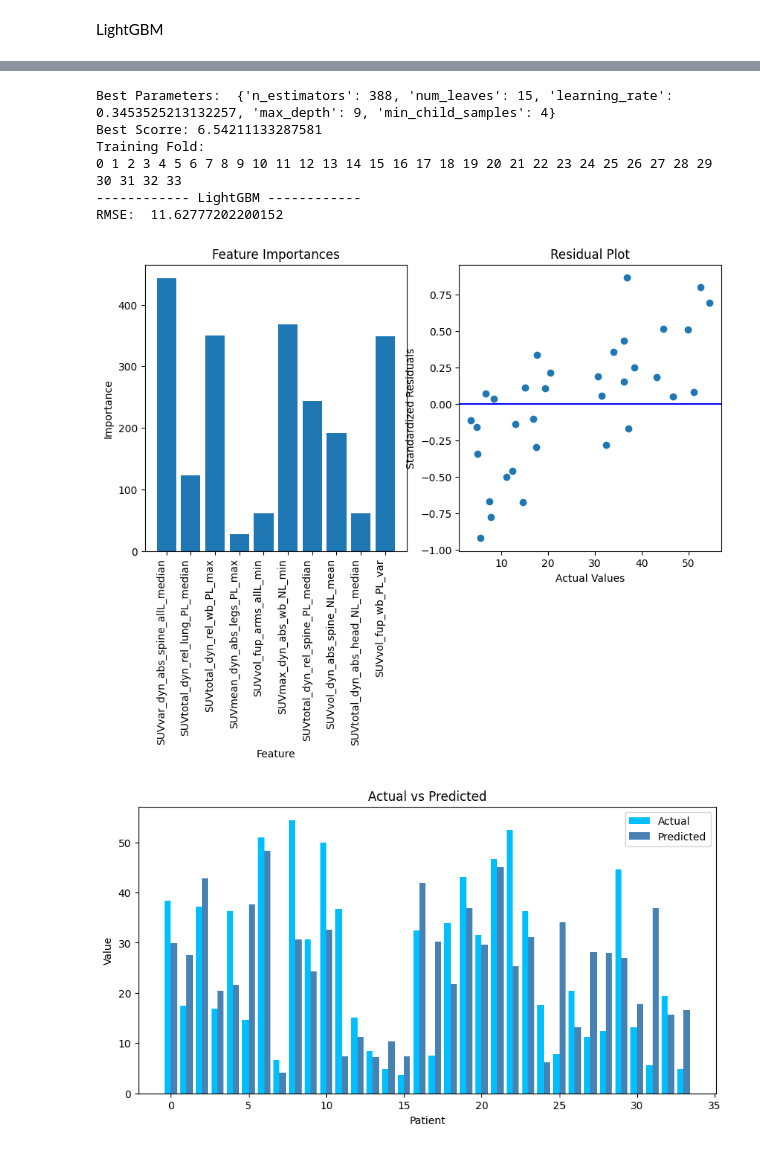
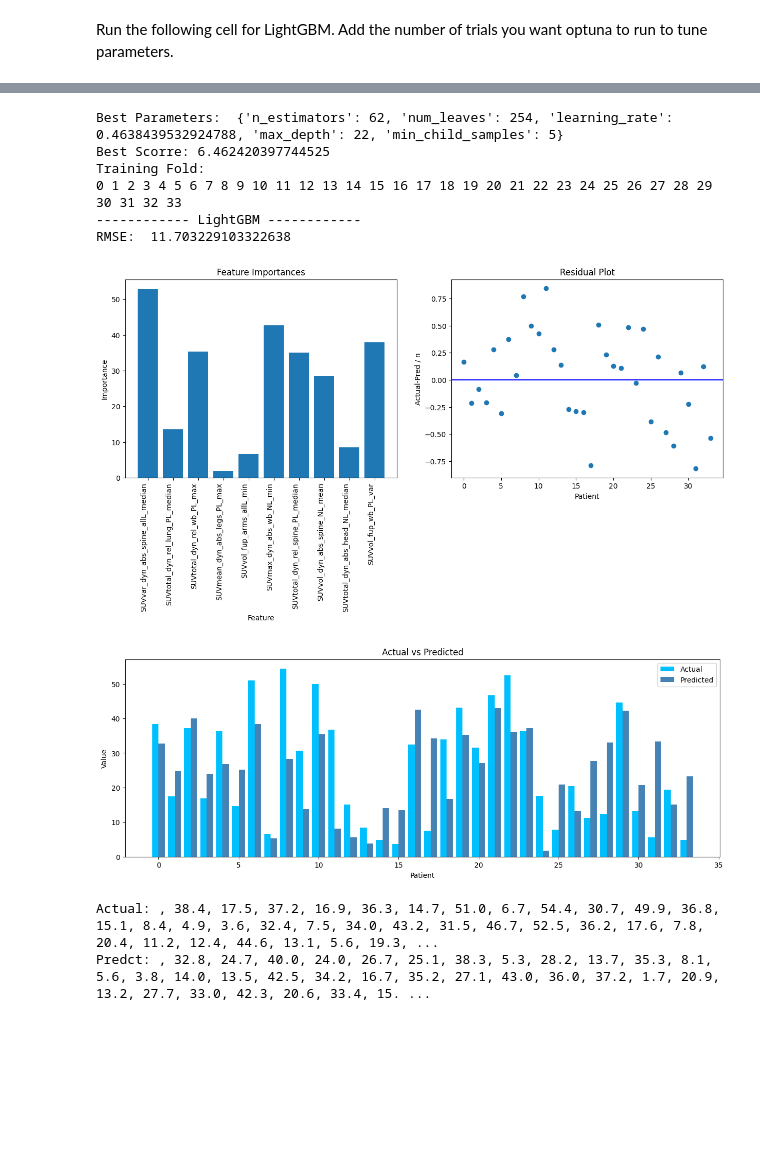
Before and after one commit to RyanMeeker/Patient-Prediction-Models, a Jupyter notebook: Run.ipynb, the cells around one changed output, grey strips where cells are left out. Drawn from its saved outputs; the diff is of its cells as text; code cells hidden in the pictures; blank space fills up the shorter version.

```diff
--- a/Run.ipynb
+++ b/Run.ipynb
@@ -22,9 +19,9 @@ Root Mean Squared Error:  12.266528795808048
 [figure]
-# %% [markdown]
-LightGBM
+# %% [markdown]
+Run the following cell for LightGBM. Add the number of trials you want optuna to run to tune parameters.
 # %%
 %run LightGBM.py
 # add your number of trails for optuna. longer trials -> better parameters, but longer runtime
-n_trails = 50
+n_trails = 5
 lightGBMLOOOptuna(data, n_trails)
 # %% [output]
@@ -37,8 +34,10 @@ lightGBMLOOOptuna(data, n_trails)
-Best Parameters:  {'n_estimators': 388, 'num_leaves': 15, 'learning_rate': 0.3453525213132257, 'max_depth': 9, 'min_child_samples': 4}
-Best Scorre: 6.54211133287581
+Best Parameters:  {'n_estimators': 62, 'num_leaves': 254, 'learning_rate': 0.4638439532924788, 'max_depth': 22, 'min_child_samples': 5}
+Best Scorre: 6.462420397744525
 Training Fold:
 0 1 2 3 4 5 6 7 8 9 10 11 12 13 14 15 16 17 18 19 20 21 22 23 24 25 26 27 28 29 30 31 32 33
 ------------ LightGBM ------------
-RMSE:  11.62777202200152
+RMSE:  11.703229103322638
-[figure, old version]
+[figure, new version]
-[figure, old version]
+[figure, new version]
+Actual: , 38.4, 17.5, 37.2, 16.9, 36.3, 14.7, 51.0, 6.7, 54.4, 30.7, 49.9, 36.8, 15.1, 8.4, 4.9, 3.6, 32.4, 7.5, 34.0, 43.2, 31.5, 46.7, 52.5, 36.2, 17.6, 7.8, 20.4, 11.2, 12.4, 44.6, 13.1, 5.6, 19.3, ...
+Predct: , 32.8, 24.7, 40.0, 24.0, 26.7, 25.1, 38.3, 5.3, 28.2, 13.7, 35.3, 8.1, 5.6, 3.8, 14.0, 13.5, 42.5, 34.2, 16.7, 35.2, 27.1, 43.0, 36.0, 37.2, 1.7, 20.9, 13.2, 27.7, 33.0, 42.3, 20.6, 33.4, 15. ...
```
Also changed, not shown: parts of 10 cells of this notebook, 3 other files.
